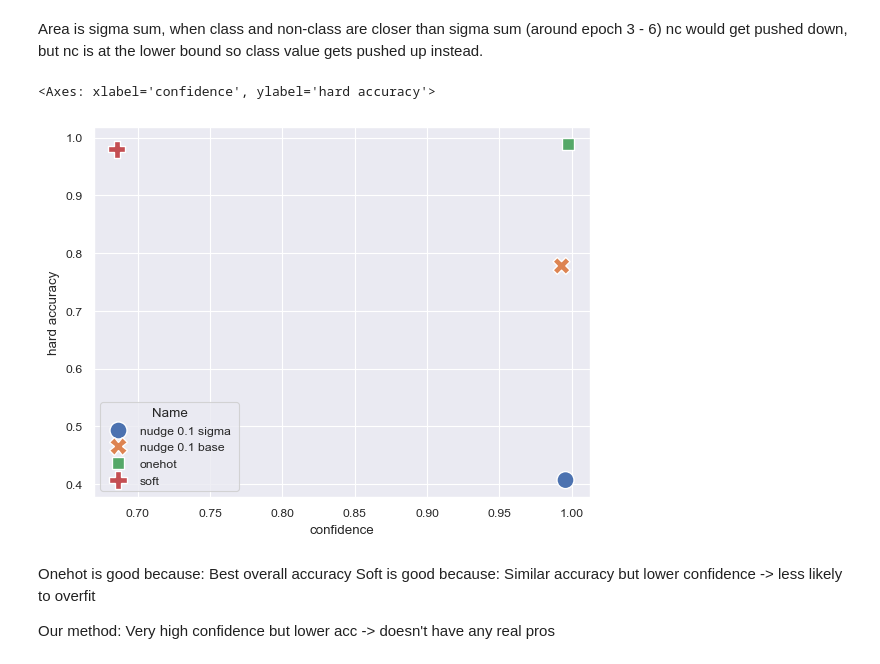
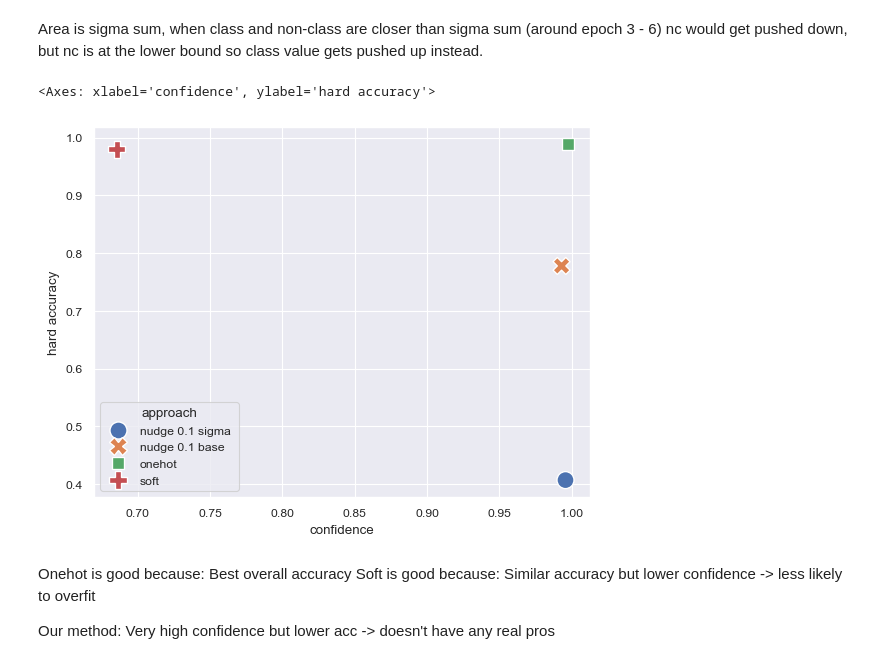
Before and after one commit to Zitronekoma30/nc-target-values, a Jupyter notebook: graphs/vis.ipynb, the cells around one changed output. Cells and saved outputs as stored; diff of their text form; code cells hidden in the pictures.

```diff
--- a/graphs/vis.ipynb
+++ b/graphs/vis.ipynb
@@ -84,21 +85,22 @@ Area is sigma sum, when class and non-class are closer than sigma sum (around ep
 # %%
 import pandas as pd
 import numpy as np
 import seaborn as sns
 import matplotlib.pyplot as plt
 
 hvc = pd.read_csv("./data/accvconfidence.csv")
 
 hvc = hvc.drop(columns=["_wandb"])
 hvc.head()
 
 #sns.set_style("white")
 sns.set_theme("paper")
 #sns.set_palette("colorblind")
-sns.scatterplot(data=hvc, x="confidence", y="hard accuracy", style="Name", hue="Name", s=150)
+hvc = hvc.rename(columns={"Name":"approach"})
+sns.scatterplot(data=hvc, x="confidence", y="hard accuracy", style="approach", hue="approach", s=150)
 # %% [output]
 <Axes: xlabel='confidence', ylabel='hard accuracy'>
-[figure, old version]
+[figure, new version]
 # %% [markdown]
 Onehot is good because: Best overall accuracy
 Soft is good because: Similar accuracy but lower confidence -> less likely to overfit
```
Also changed, not shown: parts of 5 cells of this notebook, 3 other files.
